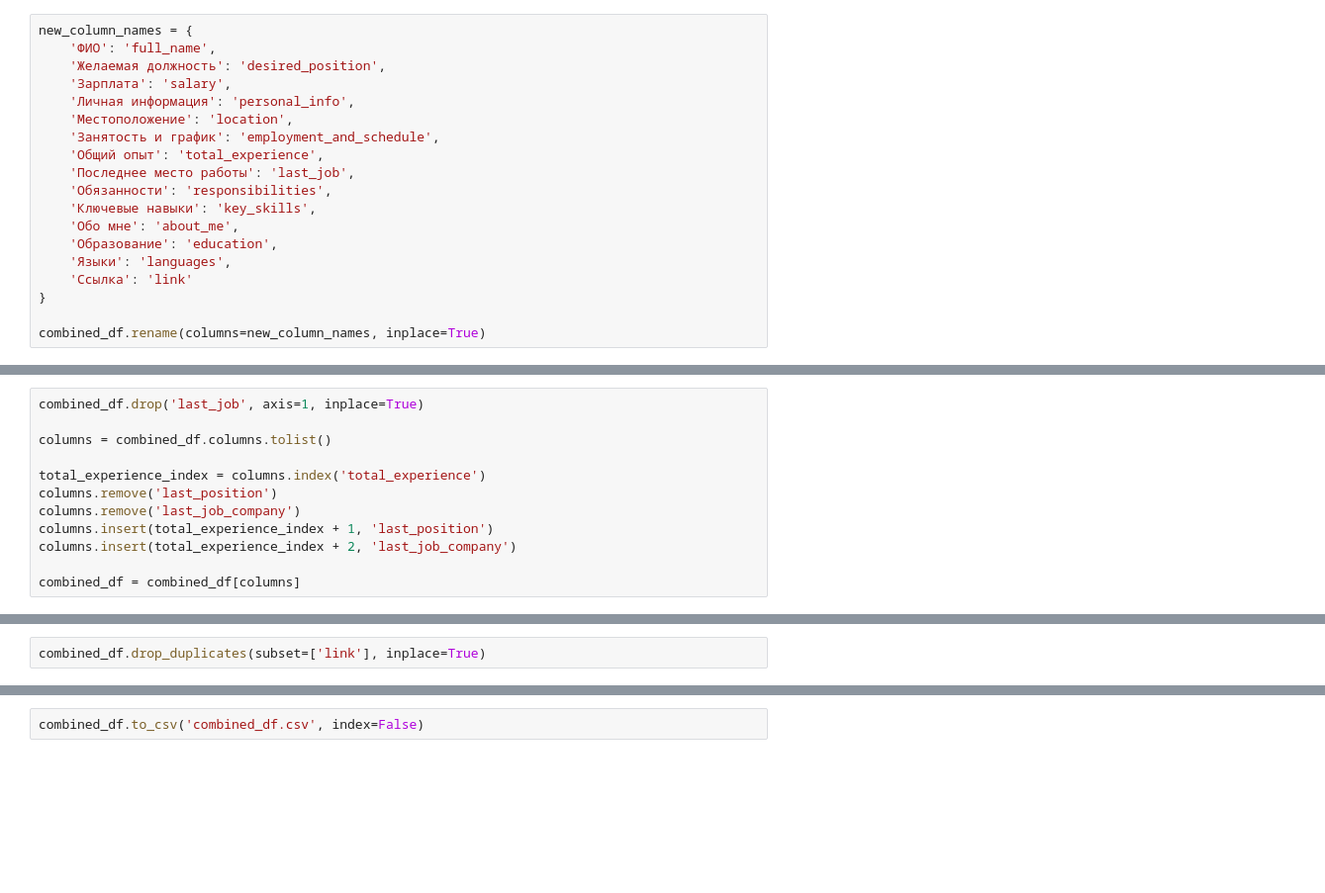
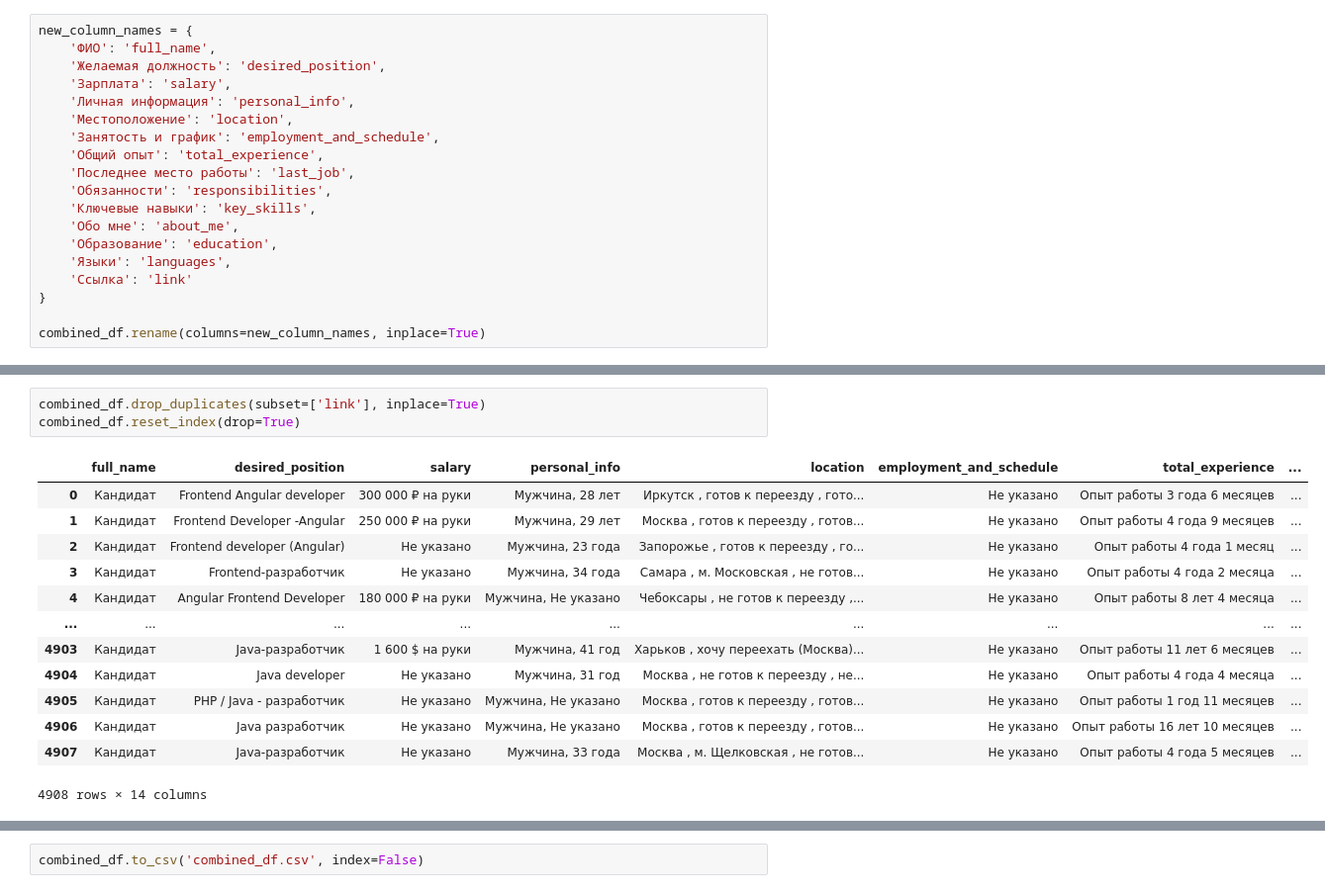
Before and after one commit to mcdodik20008/tg-bot, a Jupyter notebook: notebooks/raw_dataset_combine.ipynb, the cells around one changed output, grey strips where cells are left out. Shown: that part at 99% size. Drawn from its saved outputs; the diff is of its cells as text; blank space fills up the shorter version.

```diff
--- a/notebooks/raw_dataset_combine.ipynb
+++ b/notebooks/raw_dataset_combine.ipynb
@@ -90,12 +90,0 @@ combined_df.head()
-# %%
-combined_df.drop('last_job', axis=1, inplace=True)
-
-columns = combined_df.columns.tolist()
-
-total_experience_index = columns.index('total_experience')
-columns.remove('last_position')
-columns.remove('last_job_company')
-columns.insert(total_experience_index + 1, 'last_position')
-columns.insert(total_experience_index + 2, 'last_job_company')
-
-combined_df = combined_df[columns]
@@ -131,5 +111,20 @@ memory usage: 618.5+ KB
 # %%
 combined_df.drop_duplicates(subset=['link'], inplace=True)
+combined_df.reset_index(drop=True)
+# %% [output]
+|  | full_name | desired_position | salary | personal_info | location | employment_and_schedule | total_experience | ... |
+| 0 | Кандидат | Frontend Angular developer | 300 000 ₽ на руки | Мужчина, 28 лет | Иркутск , готов к переезду , гото... | Не указано | Опыт работы 3 года 6 месяцев | ... |
+| 1 | Кандидат | Frontend Developer -Angular | 250 000 ₽ на руки | Мужчина, 29 лет | Москва , готов к переезду , готов... | Не указано | Опыт работы 4 года 9 месяцев | ... |
+| 2 | Кандидат | Frontend developer (Angular) | Не указано | Мужчина, 23 года | Запорожье , готов к переезду , го... | Не указано | Опыт работы 4 года 1 месяц | ... |
+| 3 | Кандидат | Frontend-разработчик | Не указано | Мужчина, 34 года | Самара , м. Московская , не готов... | Не указано | Опыт работы 4 года 2 месяца | ... |
+| 4 | Кандидат | Angular Frontend Developer | 180 000 ₽ на руки | Мужчина, Не указано | Чебоксары , не готов к переезду ,... | Не указано | Опыт работы 8 лет 4 месяца | ... |
+| ... | ... | ... | ... | ... | ... | ... | ... | ... |
+| 4903 | Кандидат | Java-разработчик | 1 600 $ на руки | Мужчина, 41 год | Харьков , хочу переехать (Москва)... | Не указано | Опыт работы 11 лет 6 месяцев | ... |
+| 4904 | Кандидат | Java developer | Не указано | Мужчина, 31 год | Москва , не готов к переезду , не... | Не указано | Опыт работы 4 года 4 месяца | ... |
+| 4905 | Кандидат | PHP / Java - разработчик | Не указано | Мужчина, Не указано | Москва , готов к переезду , готов... | Не указано | Опыт работы 1 год 11 месяцев | ... |
+| 4906 | Кандидат | Java разработчик | Не указано | Мужчина, Не указано | Москва , готов к переезду , готов... | Не указано | Опыт работы 16 лет 10 месяцев | ... |
+| 4907 | Кандидат | Java-разработчик | Не указано | Мужчина, 33 года | Москва , м. Щелковская , не готов... | Не указано | Опыт работы 4 года 5 месяцев | ... |
+4908 rows × 14 columns
 # %%
 combined_df.info()
 # %% [output]
```
Also changed, not shown: parts of 12 cells of this notebook.
